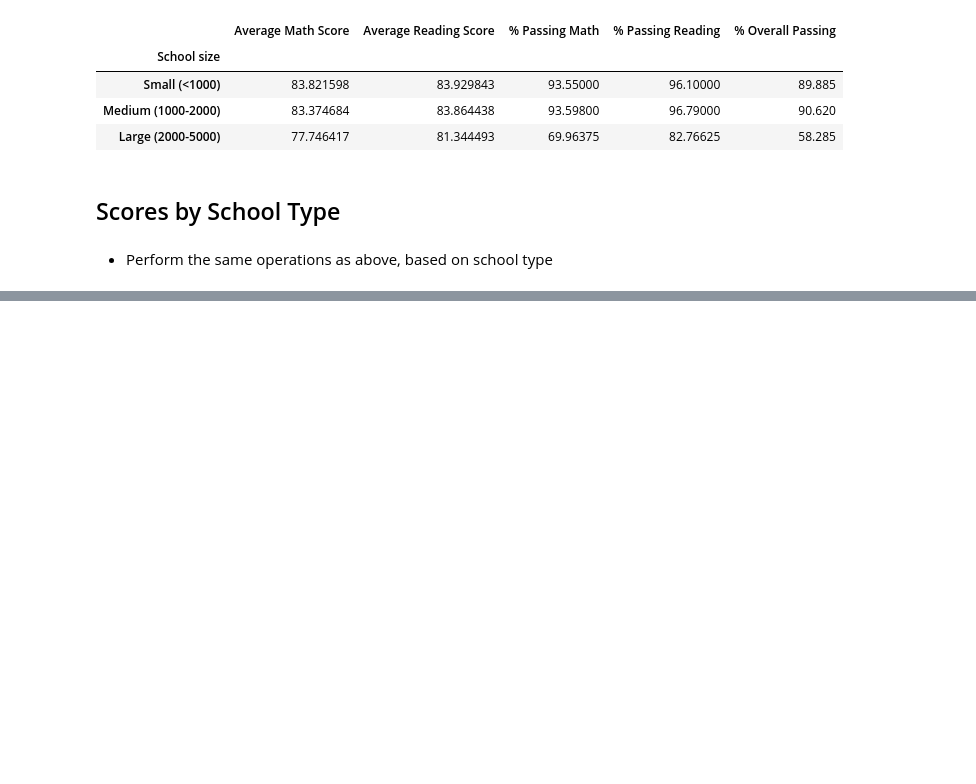
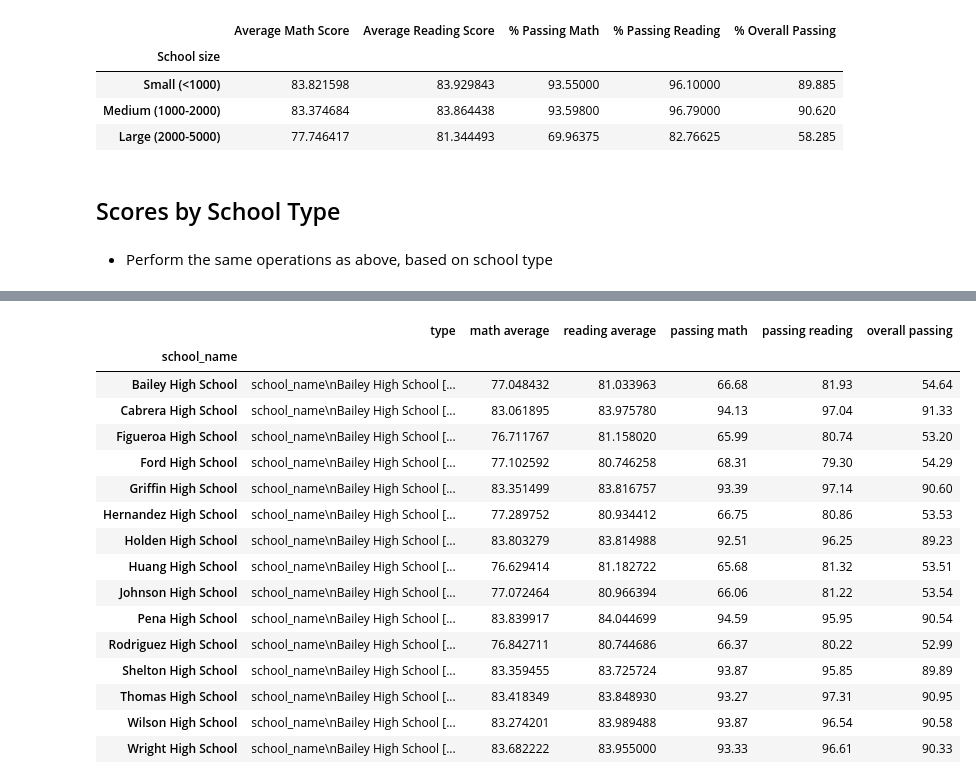
Before and after one commit to HaifaNajdawi/python_pandas-data-analysis-, a Jupyter notebook: PyCitySchools/PyCitySchools_starter.ipynb, the cells around one changed output, grey strips where cells are left out. Cells and saved outputs as stored; diff of their text form; code cells hidden in the pictures; blank space fills up the shorter version.

```diff
--- a/PyCitySchools/PyCitySchools_starter.ipynb
+++ b/PyCitySchools/PyCitySchools_starter.ipynb
@@ -413,0 +409,62 @@ Scores_by_School_Size.head()
+# %%
+grouped_school_name =school_data_complete.groupby(['school_name'])
+unique_type =grouped_school_name["type"].unique()
+average_type
+type_per_school_df = pd.DataFrame({"type":unique_type,
+"math average":average_math,
+"reading average":average_reading,
+"passing math":passing_math,
+"passing reading":passing_read,
+"overall passing":passing_math_reading})
+
+type_per_school_df
+
+
+
+
+bins = [Charter,District]
+
+label_group = ["Charter","District"]
+
+type_per_school_df["School type"] = pd.cut(size_per_student_df["type"], bins,labels=label_group, include_lowest=True)
+# size_per_student_df.reset_index(inplace = True)
+# # size_per_sctudent_df.set_index(["School size"], inplace = True,
+# #                      append = True, drop = True)
+
+# size_per_student_df
+
+
+
+
+
+# group_size_math= size_per_student_df.groupby(["School size"]).mean()["math average"]
+# group_size_math
+# group_size_reading = size_per_student_df.groupby(["School size"]).mean()["reading average"]
+
+# group_size_passing_math = size_per_student_df.groupby(["School size"]).mean()["passing math"]
+# group_size_passing_reading = size_per_student_df.groupby(["School size"]).mean()["passing reading"]
+# group_size_overall= size_per_student_df.groupby(["School size"]).mean()["overall passing"]
+
+# Scores_by_School_Size = pd.DataFrame({"Average Math Score":group_size_math,"Average Reading Score":group_size_reading,
+# "% Passing Math":group_size_passing_math,
+# "% Passing Reading":group_size_passing_reading,
+# "% Overall Passing":group_size_overall})
+# Scores_by_School_Size.head()
+# %% [output]
+|  | type | math average | reading average | passing math | passing reading | overall passing |
+| school_name |  |  |  |  |  |  |
+| Bailey High School | school_name\nBailey High School [... | 77.048432 | 81.033963 | 66.68 | 81.93 | 54.64 |
+| Cabrera High School | school_name\nBailey High School [... | 83.061895 | 83.975780 | 94.13 | 97.04 | 91.33 |
+| Figueroa High School | school_name\nBailey High School [... | 76.711767 | 81.158020 | 65.99 | 80.74 | 53.20 |
+| Ford High School | school_name\nBailey High School [... | 77.102592 | 80.746258 | 68.31 | 79.30 | 54.29 |
+| Griffin High School | school_name\nBailey High School [... | 83.351499 | 83.816757 | 93.39 | 97.14 | 90.60 |
+| Hernandez High School | school_name\nBailey High School [... | 77.289752 | 80.934412 | 66.75 | 80.86 | 53.53 |
+| Holden High School | school_name\nBailey High School [... | 83.803279 | 83.814988 | 92.51 | 96.25 | 89.23 |
+| Huang High School | school_name\nBailey High School [... | 76.629414 | 81.182722 | 65.68 | 81.32 | 53.51 |
+| Johnson High School | school_name\nBailey High School [... | 77.072464 | 80.966394 | 66.06 | 81.22 | 53.54 |
+| Pena High School | school_name\nBailey High School [... | 83.839917 | 84.044699 | 94.59 | 95.95 | 90.54 |
+| Rodriguez High School | school_name\nBailey High School [... | 76.842711 | 80.744686 | 66.37 | 80.22 | 52.99 |
+| Shelton High School | school_name\nBailey High School [... | 83.359455 | 83.725724 | 93.87 | 95.85 | 89.89 |
+| Thomas High School | school_name\nBailey High School [... | 83.418349 | 83.848930 | 93.27 | 97.31 | 90.95 |
+| Wilson High School | school_name\nBailey High School [... | 83.274201 | 83.989488 | 93.87 | 96.54 | 90.58 |
+| Wright High School | school_name\nBailey High School [... | 83.682222 | 83.955000 | 93.33 | 96.61 | 90.33 |
```
Also changed, not shown: parts of 4 cells of this notebook.
